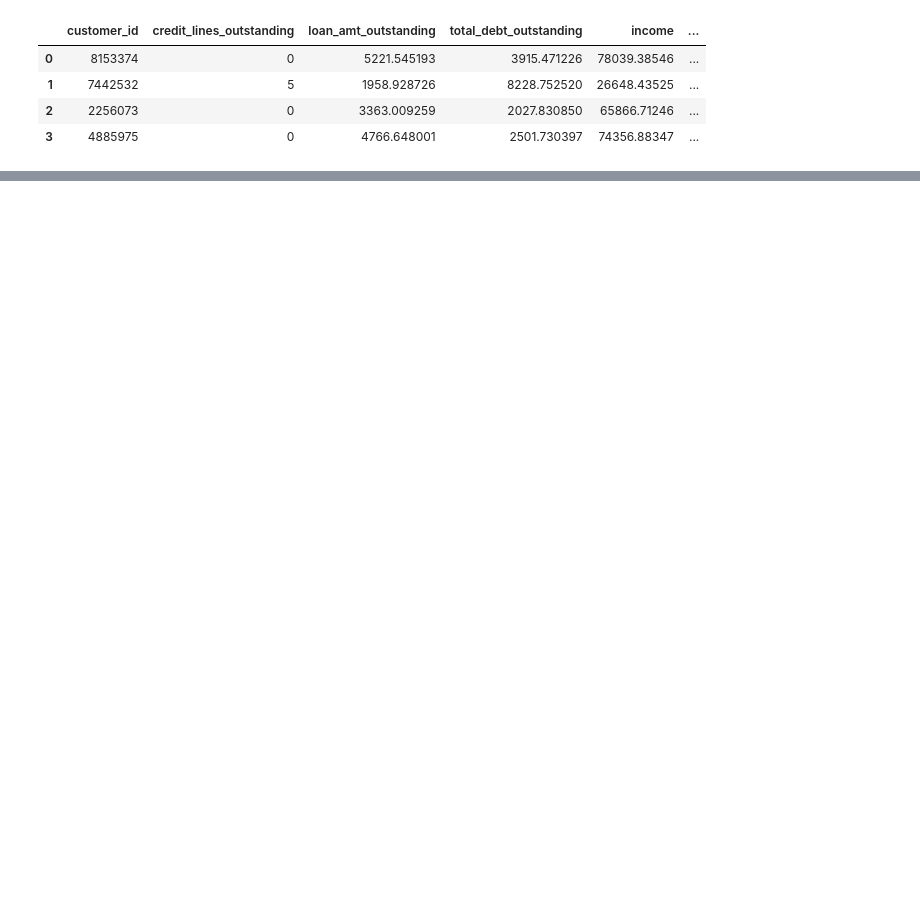
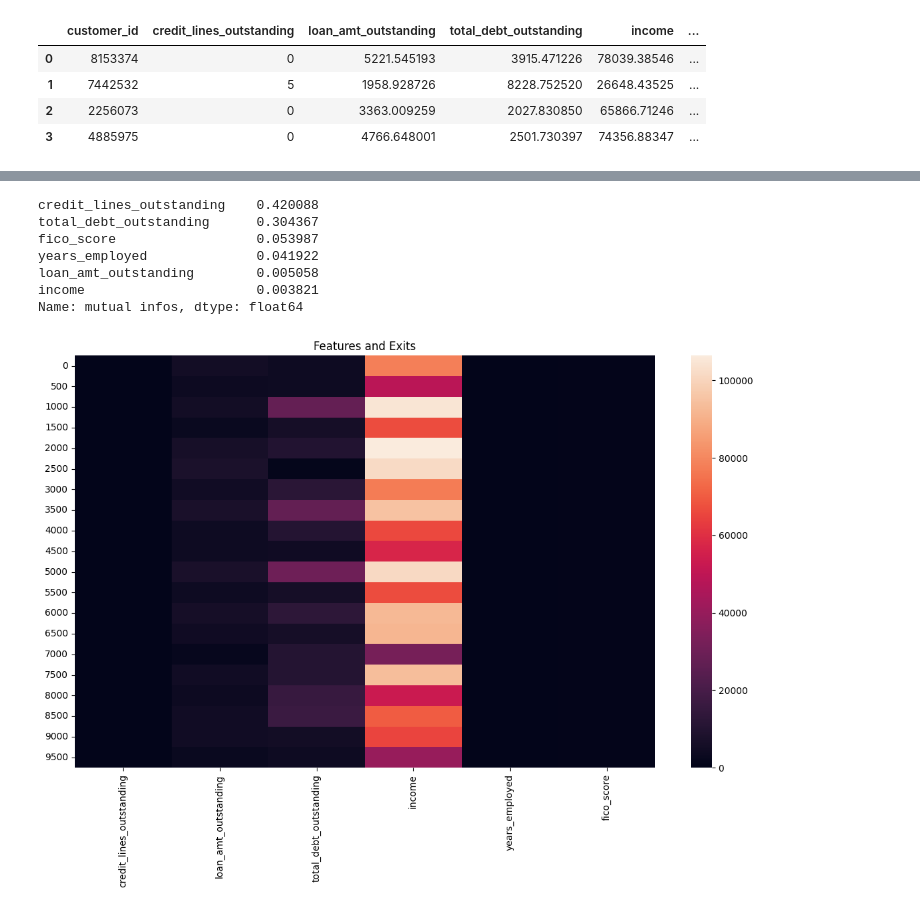
Before and after one commit to semingrai/Quantitative-Research-JPMorgan-Virtual-Simulation, a Jupyter notebook: task3,4.ipynb, the cells around one changed output, grey strips where cells are left out. Drawn from its saved outputs; the diff is of its cells as text; code cells hidden in the pictures; blank space fills up the shorter version.

Commit message:
heatmap

```diff
--- a/task3,4.ipynb
+++ b/task3,4.ipynb
@@ -10,0 +34,5 @@ data.head(4)
+# %%
+features = ['credit_lines_outstanding', 'loan_amt_outstanding',
+       'total_debt_outstanding', 'income', 'years_employed', 'fico_score']
+X = data[features]
+Y = data.default
@@ -10,0 +42,25 @@ data.head(4)
+# %%
+#mi scores
+from sklearn.feature_selection import mutual_info_classif
+def mutal(X, Y):
+    info = mutual_info_classif(X, Y)
+    info = pd.Series(info, name='mutual infos', index = X.columns)
+    info = info.sort_values(ascending=False)
+    return info
+# %%
+print(mutal(X, Y))
+import matplotlib.pyplot as plt
+import seaborn as sns
+plt.figure(figsize=(14,8))
+plt.title("Features and Exits")
+sns.heatmap(X[::500])
+plt.show()
+# %% [output]
+credit_lines_outstanding    0.420088
+total_debt_outstanding      0.304367
+fico_score                  0.053987
+years_employed              0.041922
+loan_amt_outstanding        0.005058
+income                      0.003821
+Name: mutual infos, dtype: float64
+[figure, added]
```
Also changed, not shown: parts of 4 cells of this notebook, 1 other file.
